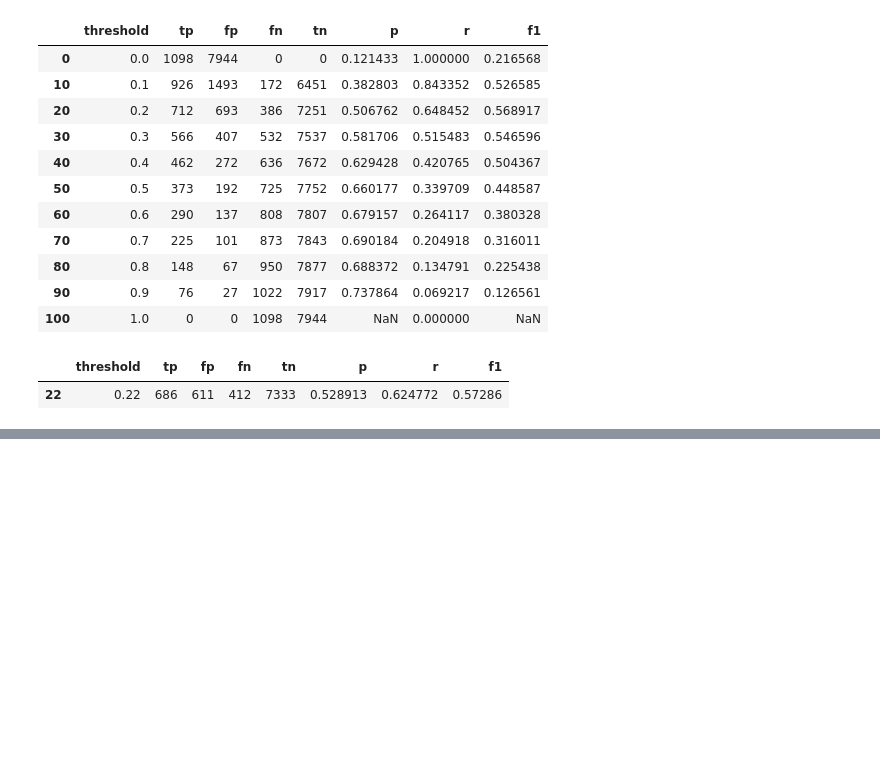
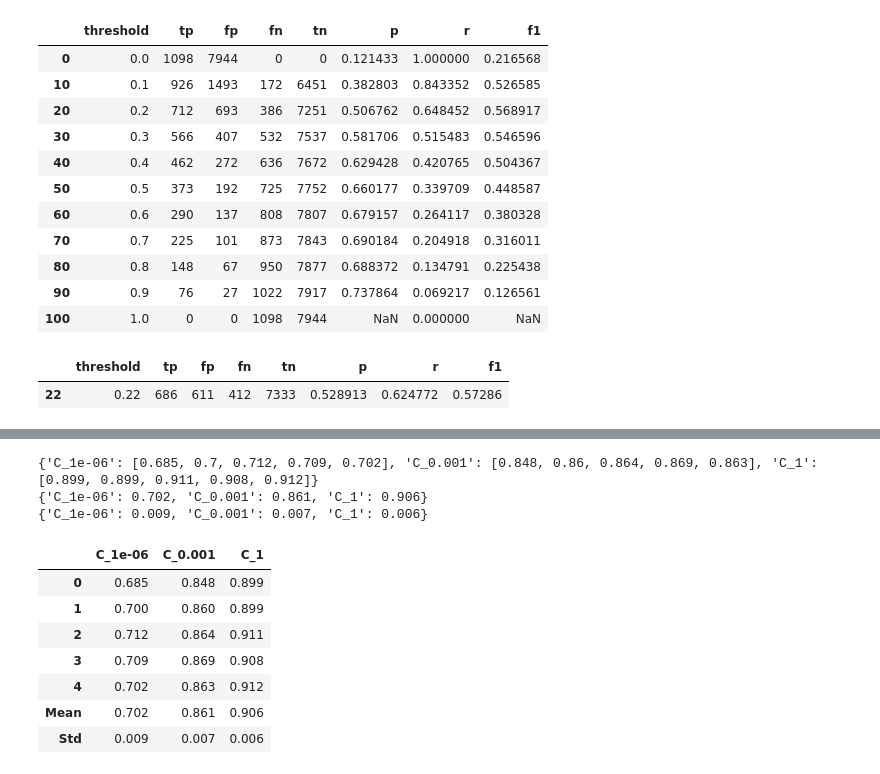
Before and after one commit to OleksiiLatypov/llm-zoomcamp, a Jupyter notebook: hw_ml_zoomcamp/hw04.ipynb, the cells around one changed output, grey strips where cells are left out. Drawn from its saved outputs; the diff is of its cells as text; code cells hidden in the pictures; blank space fills up the shorter version.

```diff
--- a/hw_ml_zoomcamp/hw04.ipynb
+++ b/hw_ml_zoomcamp/hw04.ipynb
@@ -405,0 +544,53 @@ WARNING:matplotlib.legend:No artists with labels found to put in legend.  Note t
+# %%
+def find_best_c(df_full_train: pd.DataFrame) -> List[float]:
+  kfold = KFold(n_splits=5, shuffle=True, random_state=1)
+  results = {}
+  mean_results = {}
+  std_results = {}
+  for C in [0.000001, 0.001, 1]:
+      auc_scores = []
+      for train_idx, val_idx in kfold.split(df_full_train):
+          df_train = df_full_train.iloc[train_idx]
+          df_val = df_full_train.iloc[val_idx]
+
+          y_train = df_train['y']
+          y_val = df_val['y']
+
+          dv, model = train_model(df_train, y_train, C=C)
+          y_pred = predict(df_val, dv, model)
+
+          auc = roc_auc_score(y_val, y_pred)
+          auc_scores.append(auc.round(3))
+      results[f'C_{C}'] = auc_scores
+      mean_results[f'C_{C}'] = np.mean(auc_scores).round(3)
+      std_results[f'C_{C}'] = np.std(auc_scores).round(3)
+  return results, mean_results, std_results
+# %%
+result, mean_auc, std_auc_scores = find_best_c(df_full_train)
+print(result)
+#mean_c_list = {k: np.mean(v) for k, v in c_list.items()}
+print(mean_auc)
+print(std_auc_scores)
+# %% [output]
+{'C_1e-06': [0.685, 0.7, 0.712, 0.709, 0.702], 'C_0.001': [0.848, 0.86, 0.864, 0.869, 0.863], 'C_1': [0.899, 0.899, 0.911, 0.908, 0.912]}
+{'C_1e-06': 0.702, 'C_0.001': 0.861, 'C_1': 0.906}
+{'C_1e-06': 0.009, 'C_0.001': 0.007, 'C_1': 0.006}
+# %%
+
+# Create a DataFrame for fold-wise AUC scores
+df_auc = pd.DataFrame(result)
+
+# Alternatively, you can directly assign mean and std values from the dictionaries
+df_auc.loc['Mean'] = mean_auc
+df_auc.loc['Std'] = std_auc_scores
+
+df_auc
+# %% [output]
+|  | C_1e-06 | C_0.001 | C_1 |
+| 0 | 0.685 | 0.848 | 0.899 |
+| 1 | 0.700 | 0.860 | 0.899 |
+| 2 | 0.712 | 0.864 | 0.911 |
+| 3 | 0.709 | 0.869 | 0.908 |
+| 4 | 0.702 | 0.863 | 0.912 |
+| Mean | 0.702 | 0.861 | 0.906 |
+| Std | 0.009 | 0.007 | 0.006 |
```
Also changed, not shown: parts of 12 cells of this notebook.
